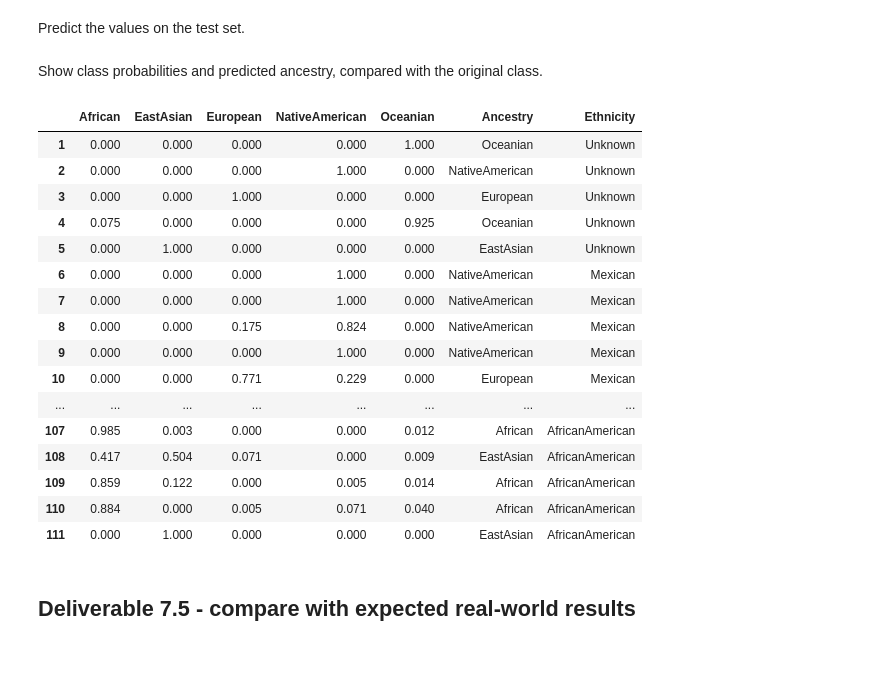
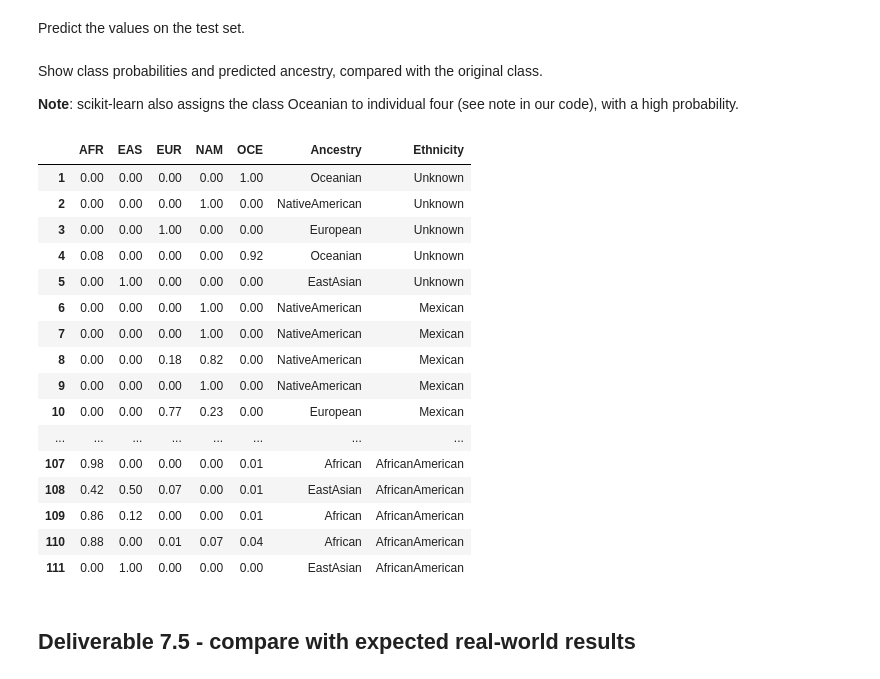
Before and after one commit to fau-masters-collected-works-cgarbin/regression-no-libraries, a Jupyter notebook: logistic_regression.ipynb, the cells around one changed output. Cells and saved outputs as stored; diff of their text form; code cells hidden in the pictures.

```diff
--- a/logistic_regression.ipynb
+++ b/logistic_regression.ipynb
@@ -26,9 +26,10 @@ sns.set_context('notebook', font_scale=1.5, rc={"lines.linewidth": 2})
 sns.despine();
 
 # Improve table formatting
-pd.options.display.float_format = '{:,.3f}'.format
+pd.options.display.float_format = '{:,.2f}'.format
 
 # Show all rows when displaying tables
+# Helps fir in page row when exporting to PDF
 pd.set_option('display.max_rows', None)
 
 # Make experiments more reproducible
@@ -61,6 +62,11 @@ NUM_TESTS = len(LAMBDAS_TO_TEST)
 LR = 0.00001
 ITERATIONS = 10_000
 NUM_FOLDS = 5
+
+# Note: hard-coded for simplification - must match the classifier
+CLASS_NAMES = ['African', 'EastAsian', 'European', 'NativeAmerican', 'Oceanian']
+# Shorter names for better-lloking tables when exported to PDF
+CLASS_NAMES_SHORT = ['AFR', 'EAS', 'EUR', 'NAM', 'OCE']
 # %% [markdown]
 Read the dataset and prepare it by encoding categorical columns, standardizing if asked to do so. Note that there is no caching. For a larger dataset we should probably cache it.
 
@@ -69,7 +75,6 @@ Also set constants that depend on the dataset.
 TRAINING_DATASET = 'training'
 TEST_DATASET = 'test'
 FEATURE_NAMES = []
-CLASS_NAMES = []
 
 def read_dataset(train_test: str,
     standardize: bool = True) -> Tuple[np.ndarray, np.ndarray]:
@@ -87,11 +92,6 @@ def read_dataset(train_test: str,
     x, y, y_raw, FEATURE_NAMES, classes = utils.read_dataset(file,
         hot_encode=True, shuffle=shuffle)
 
-    # A bit of a hack to store class names only when reading from
-    # the training file (the first time)
-    if len(CLASS_NAMES) == 0:
-        CLASS_NAMES = classes
-
     if standardize:
         utils.scale(x)
         # Note that y is not centered in this case
@@ -379,39 +381,41 @@ probabilities_sk = model_sk.predict_proba(x_test)
 classes_sk = np.argmax(probabilities_sk, axis=1)
 # %% [markdown]
 Show class probabilities and predicted ancestry, compared with the original class.
+
+**Note**: scikit-learn also assigns the class Oceanian to individual four (see note in our code), with a high probability.
 # %%
 # Class names from class numbers
 dfclass_sk = pd.DataFrame([model_sk.classes_[int(x)] for x in classes_sk], columns=['Ancestry'])
 dfclass_sk.index = np.arange(1, len(dfclass_sk) + 1)
 # Probabilities for each class
-dfprob_sk = pd.DataFrame(probabilities_sk, columns=model_sk.classes_)
+dfprob_sk = pd.DataFrame(probabilities_sk, columns=CLASS_NAMES_SHORT)
 dfprob_sk.index = np.arange(1, len(dfprob_sk) + 1)
 # The ethnicity columnb from the test set
 dfethnicity = pd.DataFrame(y_test_raw, columns=['Ethnicity'])
 dfethnicity.index = np.arange(1, len(dfethnicity) + 1)
 
 # Combine them
 dfcombined_sk = pd.concat([dfprob_sk, dfclass_sk, dfethnicity], axis=1)
 
 dfcombined_sk
 # %% [output]
-|  | African | EastAsian | European | NativeAmerican | Oceanian | Ancestry | Ethnicity |
-| 1 | 0.000 | 0.000 | 0.000 | 0.000 | 1.000 | Oceanian | Unknown |
-| 2 | 0.000 | 0.000 | 0.000 | 1.000 | 0.000 | NativeAmerican | Unknown |
-| 3 | 0.000 | 0.000 | 1.000 | 0.000 | 0.000 | European | Unknown |
-| 4 | 0.075 | 0.000 | 0.000 | 0.000 | 0.925 | Oceanian | Unknown |
-| 5 | 0.000 | 1.000 | 0.000 | 0.000 | 0.000 | EastAsian | Unknown |
-| 6 | 0.000 | 0.000 | 0.000 | 1.000 | 0.000 | NativeAmerican | Mexican |
-| 7 | 0.000 | 0.000 | 0.000 | 1.000 | 0.000 | NativeAmerican | Mexican |
-| 8 | 0.000 | 0.000 | 0.175 | 0.824 | 0.000 | NativeAmerican | Mexican |
-| 9 | 0.000 | 0.000 | 0.000 | 1.000 | 0.000 | NativeAmerican | Mexican |
-| 10 | 0.000 | 0.000 | 0.771 | 0.229 | 0.000 | European | Mexican |
+|  | AFR | EAS | EUR | NAM | OCE | Ancestry | Ethnicity |
+| 1 | 0.00 | 0.00 | 0.00 | 0.00 | 1.00 | Oceanian | Unknown |
+| 2 | 0.00 | 0.00 | 0.00 | 1.00 | 0.00 | NativeAmerican | Unknown |
+| 3 | 0.00 | 0.00 | 1.00 | 0.00 | 0.00 | European | Unknown |
+| 4 | 0.08 | 0.00 | 0.00 | 0.00 | 0.92 | Oceanian | Unknown |
+| 5 | 0.00 | 1.00 | 0.00 | 0.00 | 0.00 | EastAsian | Unknown |
+| 6 | 0.00 | 0.00 | 0.00 | 1.00 | 0.00 | NativeAmerican | Mexican |
+| 7 | 0.00 | 0.00 | 0.00 | 1.00 | 0.00 | NativeAmerican | Mexican |
+| 8 | 0.00 | 0.00 | 0.18 | 0.82 | 0.00 | NativeAmerican | Mexican |
+| 9 | 0.00 | 0.00 | 0.00 | 1.00 | 0.00 | NativeAmerican | Mexican |
+| 10 | 0.00 | 0.00 | 0.77 | 0.23 | 0.00 | European | Mexican |
 | ... | ... | ... | ... | ... | ... | ... | ... |
-| 107 | 0.985 | 0.003 | 0.000 | 0.000 | 0.012 | African | AfricanAmerican |
-| 108 | 0.417 | 0.504 | 0.071 | 0.000 | 0.009 | EastAsian | AfricanAmerican |
-| 109 | 0.859 | 0.122 | 0.000 | 0.005 | 0.014 | African | AfricanAmerican |
-| 110 | 0.884 | 0.000 | 0.005 | 0.071 | 0.040 | African | AfricanAmerican |
-| 111 | 0.000 | 1.000 | 0.000 | 0.000 | 0.000 | EastAsian | AfricanAmerican |
+| 107 | 0.98 | 0.00 | 0.00 | 0.00 | 0.01 | African | AfricanAmerican |
+| 108 | 0.42 | 0.50 | 0.07 | 0.00 | 0.01 | EastAsian | AfricanAmerican |
+| 109 | 0.86 | 0.12 | 0.00 | 0.00 | 0.01 | African | AfricanAmerican |
+| 110 | 0.88 | 0.00 | 0.01 | 0.07 | 0.04 | African | AfricanAmerican |
+| 111 | 0.00 | 1.00 | 0.00 | 0.00 | 0.00 | EastAsian | AfricanAmerican |
 # %% [markdown]
 ## Deliverable 7.5 - compare with expected real-world results
 # %%
```
Also changed, not shown: parts of 12 cells of this notebook.
